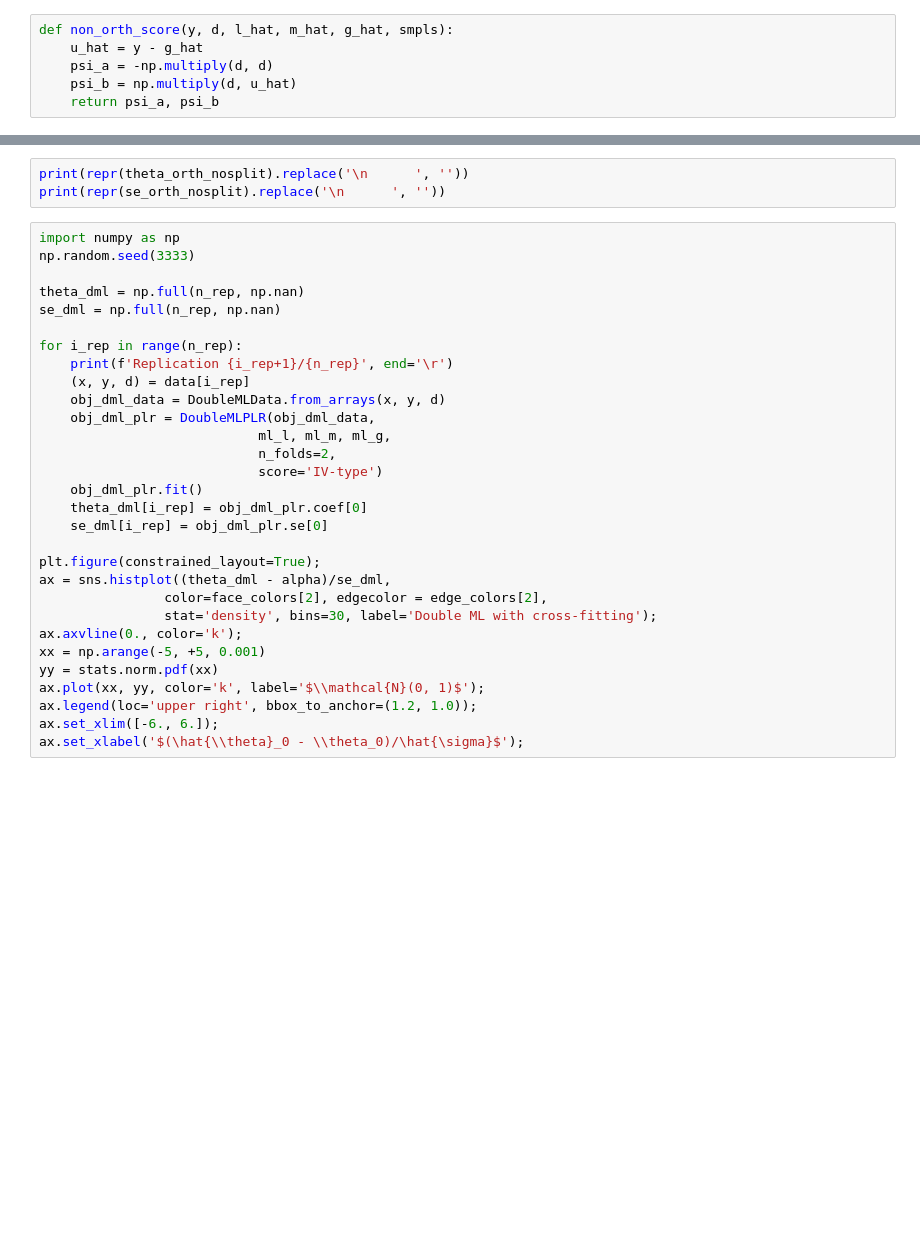
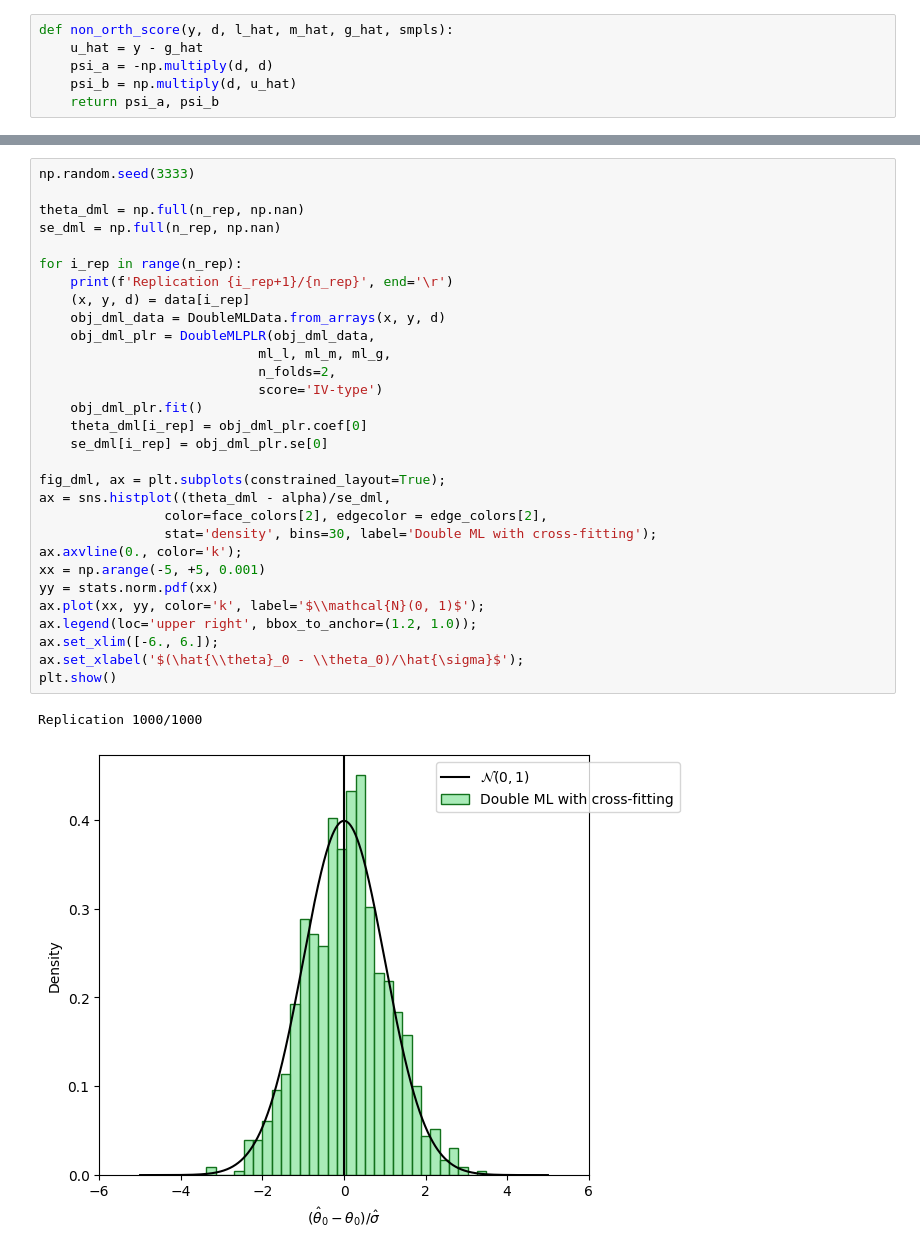
Before and after one commit to DoubleML/doubleml-docs, a Jupyter notebook: doc/examples/py_double_ml_basics.ipynb, the cells around one changed output, grey strips where cells are left out. Drawn from its saved outputs; the diff is of its cells as text; blank space fills up the shorter version.

```diff
--- a/doc/examples/py_double_ml_basics.ipynb
+++ b/doc/examples/py_double_ml_basics.ipynb
@@ -167,33 +199,33 @@ Replication 918/1000
-# %%
-print(repr(theta_orth_nosplit).replace('\n      ', ''))
-print(repr(se_orth_nosplit).replace('\n      ', ''))
 # %%
-import numpy as np
 np.random.seed(3333)
 
 theta_dml = np.full(n_rep, np.nan)
 se_dml = np.full(n_rep, np.nan)
 
 for i_rep in range(n_rep):
     print(f'Replication {i_rep+1}/{n_rep}', end='\r')
     (x, y, d) = data[i_rep]
     obj_dml_data = DoubleMLData.from_arrays(x, y, d)
     obj_dml_plr = DoubleMLPLR(obj_dml_data,
                             ml_l, ml_m, ml_g,
                             n_folds=2,
                             score='IV-type')
     obj_dml_plr.fit()
     theta_dml[i_rep] = obj_dml_plr.coef[0]
     se_dml[i_rep] = obj_dml_plr.se[0]
 
-plt.figure(constrained_layout=True);
+fig_dml, ax = plt.subplots(constrained_layout=True);
 ax = sns.histplot((theta_dml - alpha)/se_dml,
                 color=face_colors[2], edgecolor = edge_colors[2],
                 stat='density', bins=30, label='Double ML with cross-fitting');
 ax.axvline(0., color='k');
 xx = np.arange(-5, +5, 0.001)
 yy = stats.norm.pdf(xx)
 ax.plot(xx, yy, color='k', label='$\\mathcal{N}(0, 1)$');
 ax.legend(loc='upper right', bbox_to_anchor=(1.2, 1.0));
 ax.set_xlim([-6., 6.]);
 ax.set_xlabel('$(\hat{\\theta}_0 - \\theta_0)/\hat{\sigma}$');
+plt.show()
+# %% [output]
+Replication 1000/1000
+[figure, added]
```
Also changed, not shown: parts of 21 cells of this notebook, 3 other files.
